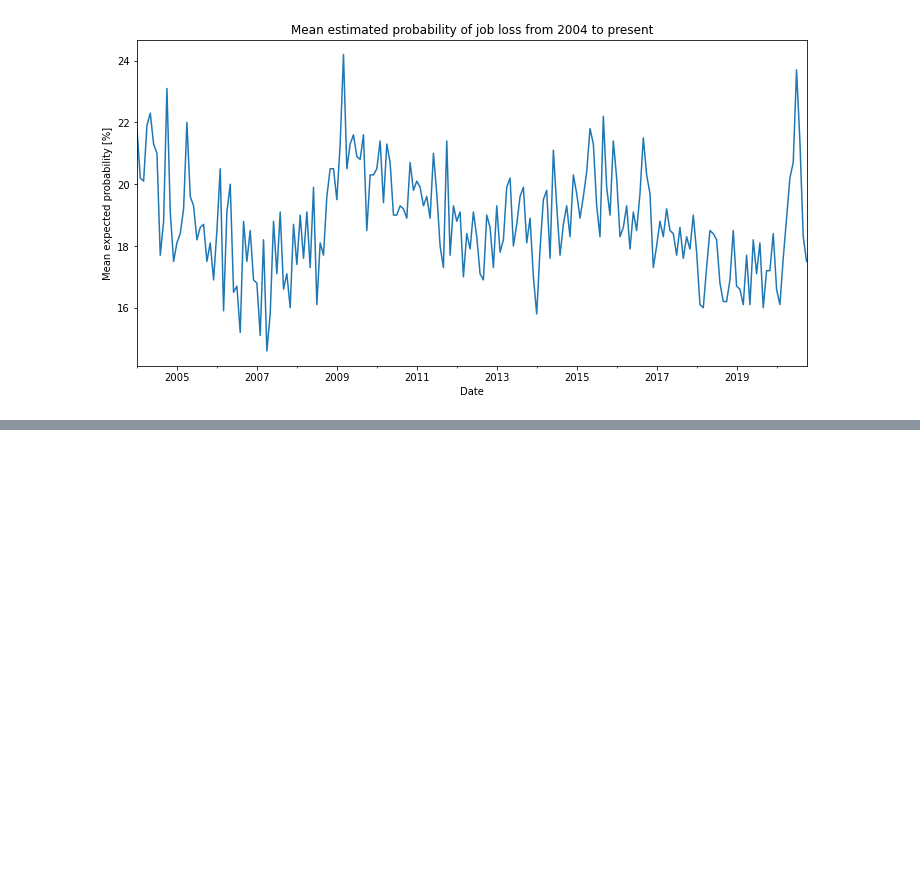
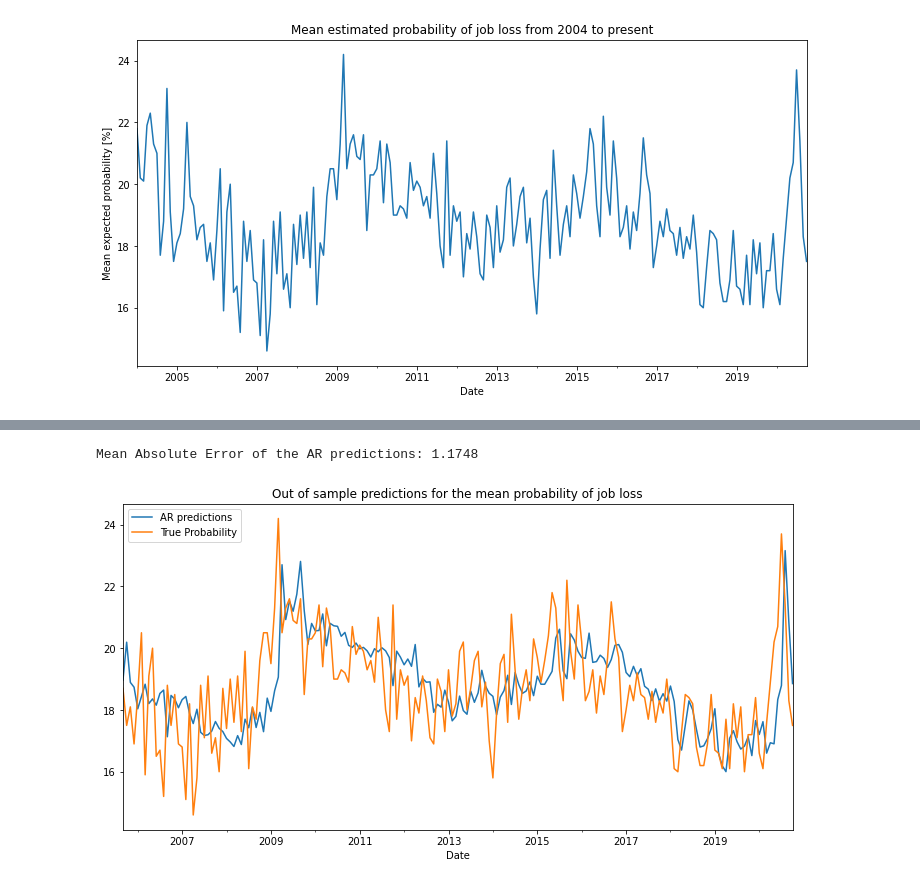
Before and after one commit to epfl-ada/ada-2020-project-milestone-p3-p3_datanalyzers, a Jupyter notebook: creative_extension.ipynb, the cells around one changed output, grey strips where cells are left out. Saved outputs shown, nothing was run; the diff lists cells and outputs as text; code cells hidden in the pictures; blank space fills up the shorter version.

```diff
--- a/creative_extension.ipynb
+++ b/creative_extension.ipynb
@@ -109,0 +172,25 @@ $y_t = \beta_1 y_{t-1} + \beta_1 y_{t-1} + \epsilon_t \tag{1}$
+# %%
+import statsmodels.formula.api as smf
+
+df['Mean_t_1'] = df.Mean.shift(1)
+df['Mean_t_6'] = df.Mean.shift(6)
+
+k = 20 # How to choose k ? Fit gets better the larger k (>= 7) is
+# k needs to be large for Trends ot be useful
+
+forecast_start = df.index[k]
+for i in range(k, len(df)):
+    mod_base = smf.ols(formula='Mean ~ Mean_t_1 + Mean_t_6', data=df[i-k:i])
+    res_base = mod_base.fit()
+    df.loc[df.index[i], 'Baseline'] = res_base.predict(df.iloc[i])[0]
+
+fig, ax = plt.subplots(1, 1, figsize = FIGSIZE)
+ax.set_title('Out of sample predictions for the mean probability of job loss')
+df.Baseline[forecast_start:].plot()
+df.Mean[forecast_start:].plot()
+ax.legend(['AR predictions', 'True Probability'])
+
+print('Mean Absolute Error of the AR predictions: {:.4f}'.format(helpers.mae(df.Mean, df.Baseline, forecast_start)))
+# %% [output]
+Mean Absolute Error of the AR predictions: 1.1748
+[figure, added]
```
Also changed, not shown: parts of 10 cells of this notebook.
